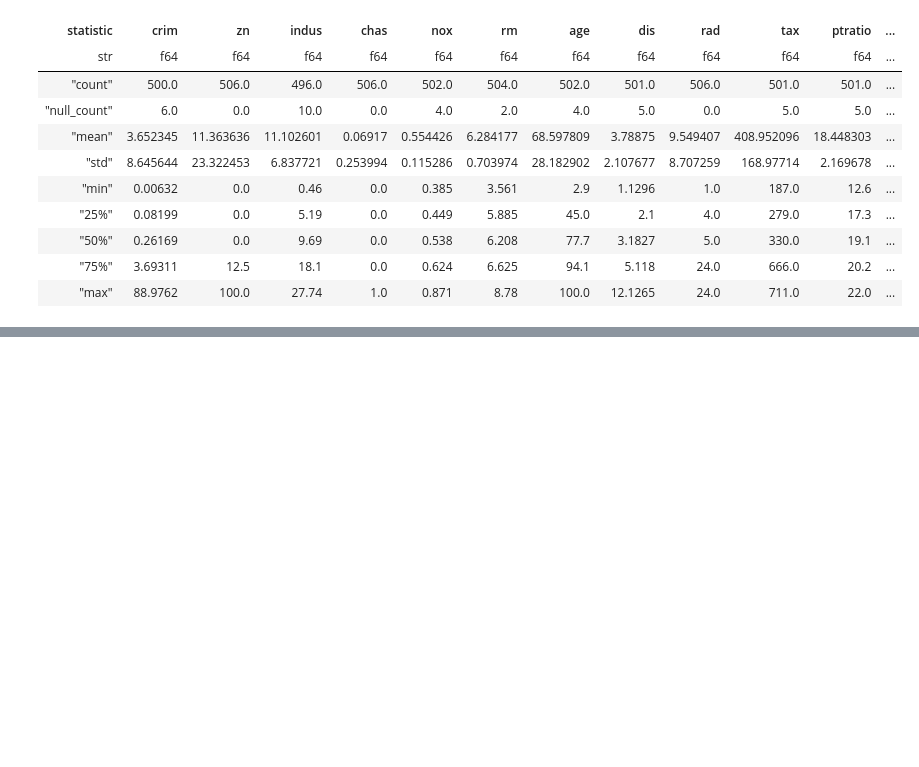
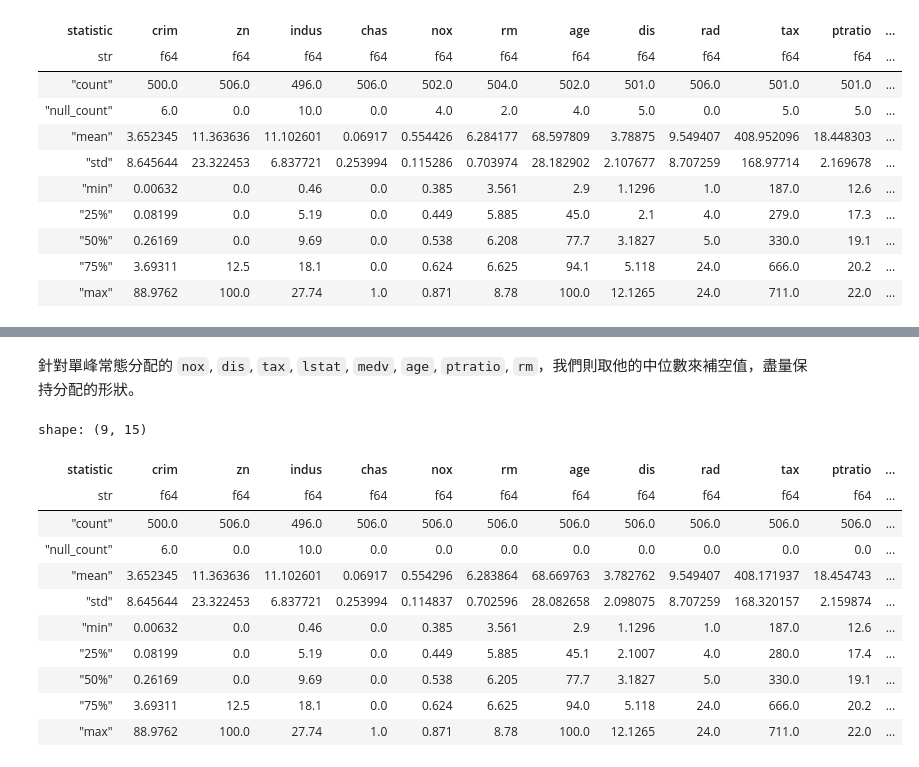
Before and after one commit to pan93412/nkust-homework, a Jupyter notebook: semester-5/big-data-analysis/analyze.ipynb, the cells around one changed output, grey strips where cells are left out. Cells and saved outputs as stored; diff of their text form; code cells hidden in the pictures; blank space fills up the shorter version.

```diff
--- a/semester-5/big-data-analysis/analyze.ipynb
+++ b/semester-5/big-data-analysis/analyze.ipynb
@@ -158,23 +173,0 @@ alt.concat(
-# %%
-from functools import reduce
-
-df = reduce(lambda acc, new_df: acc.extend(new_df), (
-    (
-        frame.with_columns(
-                frame
-                    .select(["zn", "indus", "chas", "tax", "ptratio"])
-                    # 往前往後找可填值
-                    .fill_null(strategy="backward")
-                    .fill_null(strategy="forward")
-            )
-    )
-    for frame in indexed_df.partition_by("group_idx")
-))
-
-assert df["zn"].null_count() == 0, "zn 仍然有缺失值"
-assert df["indus"].null_count() == 0, "indus 仍然有缺失值"
-assert df["chas"].null_count() == 0, "chas 仍然有缺失值"
-assert df["tax"].null_count() == 0, "tax 仍然有缺失值"
-assert df["ptratio"].null_count() == 0, "ptratio 仍然有缺失值"
-
-df
@@ -357,0 +198,30 @@ alt.Chart(df_).mark_point().encode(x=col1, y=col2) + alt.Chart(df_predicted).mar
+# %% [markdown]
+針對單峰常態分配的 `nox`, `dis`, `tax`, `lstat`, `medv`, `age`, `ptratio`, `rm`，我們則取他的中位數來補空值，盡量保持分配的形狀。
+# %%
+stdcol = ["nox", "dis", "tax", "lstat", "medv", "age", "ptratio", "rm"]
+
+# calculate its median
+df_ = df.clone().select(stdcol)
+df_ = df_.median()
+
+new_df = df.clone()
+
+for col in stdcol:
+    new_df = new_df.with_columns(
+        pl.col(col).fill_null(df_[col])
+    )
+# %%
+new_df.describe()
+# %% [output]
+shape: (9, 15)
+| statistic | crim | zn | indus | chas | nox | rm | age | dis | rad | tax | ptratio | ... |
+| str | f64 | f64 | f64 | f64 | f64 | f64 | f64 | f64 | f64 | f64 | f64 | ... |
+| "count" | 500.0 | 506.0 | 496.0 | 506.0 | 506.0 | 506.0 | 506.0 | 506.0 | 506.0 | 506.0 | 506.0 | ... |
+| "null_count" | 6.0 | 0.0 | 10.0 | 0.0 | 0.0 | 0.0 | 0.0 | 0.0 | 0.0 | 0.0 | 0.0 | ... |
+| "mean" | 3.652345 | 11.363636 | 11.102601 | 0.06917 | 0.554296 | 6.283864 | 68.669763 | 3.782762 | 9.549407 | 408.171937 | 18.454743 | ... |
+| "std" | 8.645644 | 23.322453 | 6.837721 | 0.253994 | 0.114837 | 0.702596 | 28.082658 | 2.098075 | 8.707259 | 168.320157 | 2.159874 | ... |
+| "min" | 0.00632 | 0.0 | 0.46 | 0.0 | 0.385 | 3.561 | 2.9 | 1.1296 | 1.0 | 187.0 | 12.6 | ... |
+| "25%" | 0.08199 | 0.0 | 5.19 | 0.0 | 0.449 | 5.885 | 45.1 | 2.1007 | 4.0 | 280.0 | 17.4 | ... |
+| "50%" | 0.26169 | 0.0 | 9.69 | 0.0 | 0.538 | 6.205 | 77.7 | 3.1827 | 5.0 | 330.0 | 19.1 | ... |
+| "75%" | 3.69311 | 12.5 | 18.1 | 0.0 | 0.624 | 6.625 | 94.0 | 5.118 | 24.0 | 666.0 | 20.2 | ... |
+| "max" | 88.9762 | 100.0 | 27.74 | 1.0 | 0.871 | 8.78 | 100.0 | 12.1265 | 24.0 | 711.0 | 22.0 | ... |
```
Also changed, not shown: parts of 53 cells of this notebook, 2 other files.
